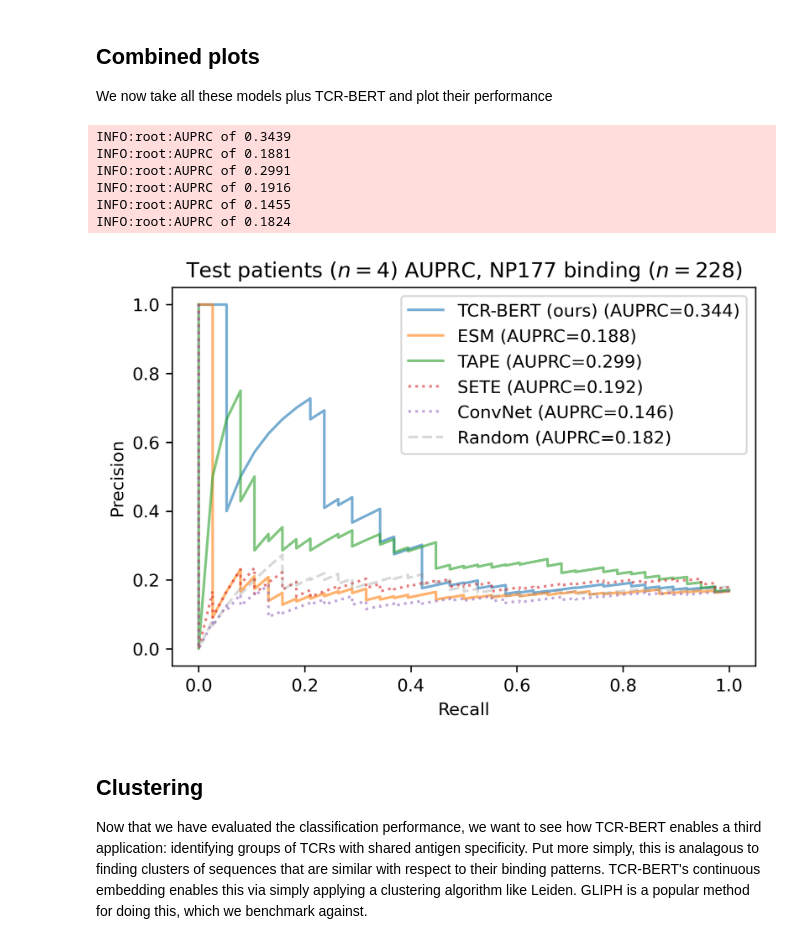
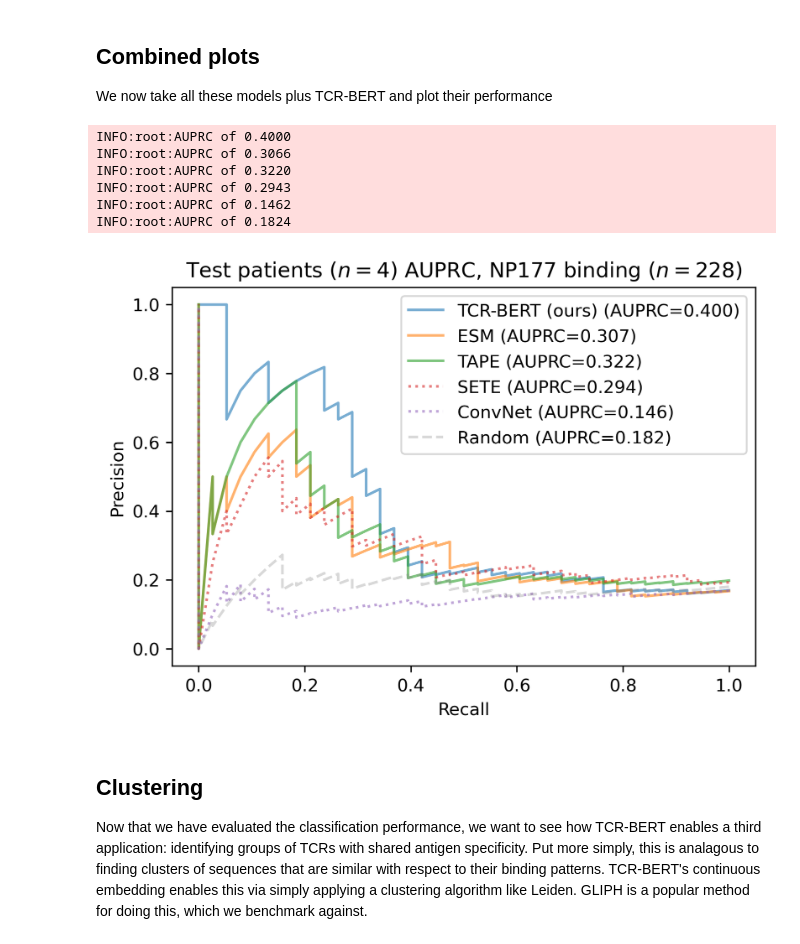
Before and after one commit to wukevin/tcr-bert, a Jupyter notebook: jupyter/transformers_glanville_classifier_and_clustering.ipynb, the cells around one changed output. Cells and saved outputs as stored; diff of their text form; code cells hidden in the pictures.

Commit message:
Update glanville results with SVM instead of PCA-SVM

```diff
--- a/jupyter/transformers_glanville_classifier_and_clustering.ipynb
+++ b/jupyter/transformers_glanville_classifier_and_clustering.ipynb
@@ -251,3 +262,8 @@ with open(os.path.join(ex_dir, "glanville_np177_testing_patients.tsv"), 'w') as
     sink.write("# glanville NP177 testing patients. 1 = positive, 0 = negative.\n")
     for s, l in zip(test_trbs, test_labels):
         sink.write(f"{s}\t{l}\n")
+# %%
+if FILT_EDIT_DIST:
+    print("Sanitizing train sequences")
+    train_trbs, train_labels = dl.sanitize_train_sequences(train_trbs, train_labels, test_trbs)
+len(train_trbs)
@@ -275,9 +294,12 @@ Some weights of the model checkpoint at wukevin/tcr-bert were not used when init
 # %%
 from sklearn.svm import SVC
 
-pcasvm = models.ModelOnPCA(SVC, probability=True, kernel='rbf')
-pcasvm.fit(train_embed, train_labels)
+# pcasvm = models.ModelOnPCA(SVC, probability=True, kernel='rbf', n_components=0.9)
+# pcasvm.fit(train_embed, train_labels)
+# test_preds = pcasvm.predict_proba(test_embed)[:, 1]
 
-test_preds = pcasvm.predict_proba(test_embed)[:, 1]
+svm = SVC(probability=True, kernel='rbf', random_state=1234)
+svm.fit(train_embed, train_labels)
+test_preds = svm.predict_proba(test_embed)[:, 1]
 metrics.average_precision_score(test_labels, test_preds)
 # %% [output]
@@ -305,7 +311,13 @@ esm_train_embed.shape, esm_test_embed.shape
 # %%
-esm_pcasvm = models.ModelOnPCA(SVC, probability=True, kernel='rbf')
-esm_pcasvm.fit(esm_train_embed, train_labels)
+esm_train_embed = model_utils.get_esm_embedding(train_trbs, device=3)
+esm_test_embed = model_utils.get_esm_embedding(test_trbs, device=3)
 
-esm_test_preds = esm_pcasvm.predict_proba(esm_test_embed)[:, 1]
+# esm_pcasvm = models.ModelOnPCA(SVC, probability=True, kernel='rbf', n_components=0.9)
+# esm_pcasvm.fit(esm_train_embed, train_labels)
+# esm_test_preds = esm_pcasvm.predict_proba(esm_test_embed)[:, 1]
+
+esm_svm = SVC(probability=True, kernel='rbf')
+esm_svm.fit(esm_train_embed, train_labels)
+esm_test_preds = esm_svm.predict_proba(esm_test_embed)[:, 1]
 metrics.average_precision_score(test_labels, esm_test_preds)
 # %% [output]
@@ -316,8 +330,13 @@ metrics.average_precision_score(test_labels, esm_test_preds)
 tape_train_embed = model_utils.get_tape_embedding(train_trbs, device=2)
 tape_test_embed = model_utils.get_tape_embedding(test_trbs, device=2)
 
-tape_pcasvm = models.ModelOnPCA(SVC, probability=True, kernel='rbf')
-tape_pcasvm.fit(tape_train_embed, train_labels)
-tape_test_preds = tape_pcasvm.predict_proba(tape_test_embed)[:, 1]
+# tape_pcasvm = models.ModelOnPCA(SVC, probability=True, kernel='rbf', n_components=0.9)
+# tape_pcasvm.fit(tape_train_embed, train_labels)
+# tape_test_preds = tape_pcasvm.predict_proba(tape_test_embed)[:, 1]
+
+tape_svm = SVC(probability=True, kernel='rbf')
+tape_svm.fit(tape_train_embed, train_labels)
+tape_test_preds = tape_svm.predict_proba(tape_test_embed)[:, 1]
+
 metrics.average_precision_score(test_labels, tape_test_preds)
 # %% [output]
@@ -475,40 +494,43 @@ plot_utils.plot_auprc(
     label_prefix='TAPE',
     alpha=0.6,
     ax=ax,
 )
 plot_utils.plot_auprc(
     test_labels,
     sete_model_test_preds,
     label_prefix='SETE',
     alpha=0.6, linestyle='dotted',
     ax=ax,
 )
 plot_utils.plot_auprc(
     test_labels,
     convnet_test_preds,
     label_prefix="ConvNet",
     ax=ax, alpha=0.6, linestyle='dotted',
 )
 plot_utils.plot_auprc(
     test_labels,
     null_model_rng.uniform(size=len(test_labels)),
     label_prefix="Random",
     alpha=0.3, linestyle='--', color='grey',
     ax=ax,
 )
 ax.legend()
 ax.set(title=f"Test patients ($n=4$) AUPRC, NP177 binding ($n={len(test_labels)}$)")
 
-fig.savefig(os.path.join(PLOT_DIR, f"glanville_{unseen_antigen}_auprc.pdf"), bbox_inches='tight')
+if FILT_EDIT_DIST:
+    fig.savefig(os.path.join(PLOT_DIR, f"glanville_{unseen_antigen}_auprc_edit_dist_filt.pdf"), bbox_inches='tight')
+else:
+    fig.savefig(os.path.join(PLOT_DIR, f"glanville_{unseen_antigen}_auprc.pdf"), bbox_inches='tight')
 fig.show()
 # %% [output]
-INFO:root:AUPRC of 0.3439
-INFO:root:AUPRC of 0.1881
-INFO:root:AUPRC of 0.2991
-INFO:root:AUPRC of 0.1916
-INFO:root:AUPRC of 0.1455
+INFO:root:AUPRC of 0.4000
+INFO:root:AUPRC of 0.3066
+INFO:root:AUPRC of 0.3220
+INFO:root:AUPRC of 0.2943
+INFO:root:AUPRC of 0.1462
 INFO:root:AUPRC of 0.1824
-[figure, old version]
+[figure, new version]
 # %% [markdown]
 ## Clustering
 
```
Also changed, not shown: parts of 29 cells of this notebook, 15 other files.
